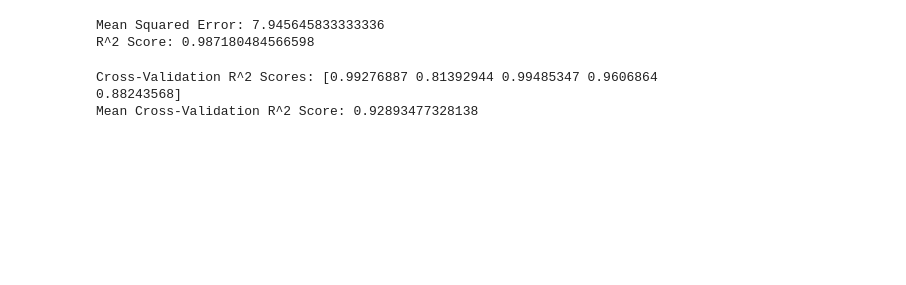
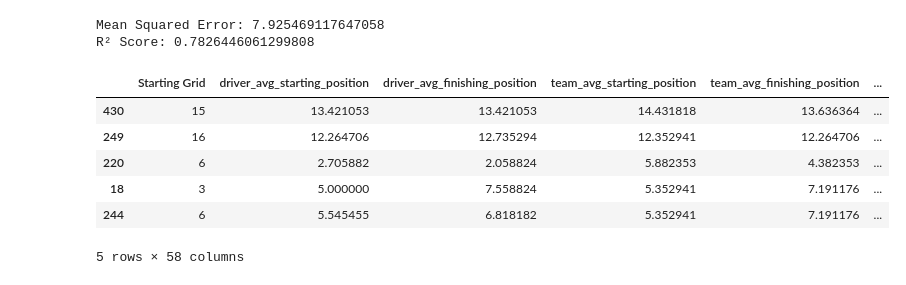
Before and after one commit to Justinstone2001/formula_one_predictions, a Jupyter notebook: predictive_model.ipynb, the cells around one changed output. Cells and saved outputs as stored; diff of their text form; code cells hidden in the pictures; blank space fills up the shorter version.

Commit message:
created final model, not perfect but the best I think I can get it based on the data that I was given, ready to deploy to a web application to post publicly

```diff
--- a/predictive_model.ipynb
+++ b/predictive_model.ipynb
@@ -148,43 +75,47 @@ race_results.to_csv("final_data.csv", index=False)
 # %%
 import pandas as pd
 from sklearn.model_selection import train_test_split
 from sklearn.ensemble import RandomForestRegressor
 from sklearn.metrics import mean_squared_error, r2_score
 
-# Load the cleaned and engineered dataset
-file_path = 'final_data.csv'
-race_results = pd.read_csv(file_path)
+# Load the cleaned dataset
+combined_data = pd.read_csv("cleaned_final_data.csv")
 
-# Define the features and target variable
-X = race_results.drop(columns=['position'])
-y = race_results['position']
+# Select relevant features and target variable
+features = combined_data[['Track', 'Driver', 'Starting Grid', 'driver_avg_starting_position', 'driver_avg_finishing_position',
+                          'team_avg_starting_position', 'team_avg_finishing_position', 'track_driver_avg_finishing_position',
+                          'track_team_avg_finishing_position', 'driver_form', 'team_form', 'team_podium_count', 'driver_podium_count', 'team_win_count', 'driver_win_count']]
+target = combined_data['Position']
+
+# Convert categorical variables to dummy variables
+features = pd.get_dummies(features, columns=['Track', 'Driver'], drop_first=True)
 
 # Split the data into training and testing sets
-X_train, X_test, y_train, y_test = train_test_split(X, y, test_size=0.2, random_state=42)
+X_train, X_test, y_train, y_test = train_test_split(features, target, test_size=0.2, random_state=42)
 
-# Initialize and train the model
-model = RandomForestRegressor(n_estimators=100, random_state=42)
+# Train the Random Forest model
+model = RandomForestRegressor(random_state=42)
 model.fit(X_train, y_train)
 
 # Make predictions
 y_pred = model.predict(X_test)
 
-# Evaluate the model
+# Calculate metrics
 mse = mean_squared_error(y_test, y_pred)
 r2 = r2_score(y_test, y_pred)
 
 print(f"Mean Squared Error: {mse}")
-print(f"R^2 Score: {r2}")
+print(f"R² Score: {r2}")
+
+# Display the first few rows of the features to verify
+X_train.head()
 # %% [output]
-Mean Squared Error: 7.945645833333336
-R^2 Score: 0.987180484566598
+Mean Squared Error: 7.925469117647058
+R² Score: 0.7826446061299808
+|  | Starting Grid | driver_avg_starting_position | driver_avg_finishing_position | team_avg_starting_position | team_avg_finishing_position | ... |
+| 430 | 15 | 13.421053 | 13.421053 | 14.431818 | 13.636364 | ... |
+| 249 | 16 | 12.264706 | 12.735294 | 12.352941 | 12.264706 | ... |
+| 220 | 6 | 2.705882 | 2.058824 | 5.882353 | 4.382353 | ... |
+| 18 | 3 | 5.000000 | 7.558824 | 5.352941 | 7.191176 | ... |
+| 244 | 6 | 5.545455 | 6.818182 | 5.352941 | 7.191176 | ... |
+5 rows × 58 columns
-# %%
-from sklearn.model_selection import cross_val_score
-
-# Perform cross-validation
-cv_scores = cross_val_score(model, X, y, cv=5, scoring='r2')
-print(f"Cross-Validation R^2 Scores: {cv_scores}")
-print(f"Mean Cross-Validation R^2 Score: {cv_scores.mean()}")
-# %% [output]
-Cross-Validation R^2 Scores: [0.99276887 0.81392944 0.99485347 0.9606864  0.88243568]
-Mean Cross-Validation R^2 Score: 0.92893477328138
```
Also changed, not shown: parts of 18 cells of this notebook, 5 other files.
